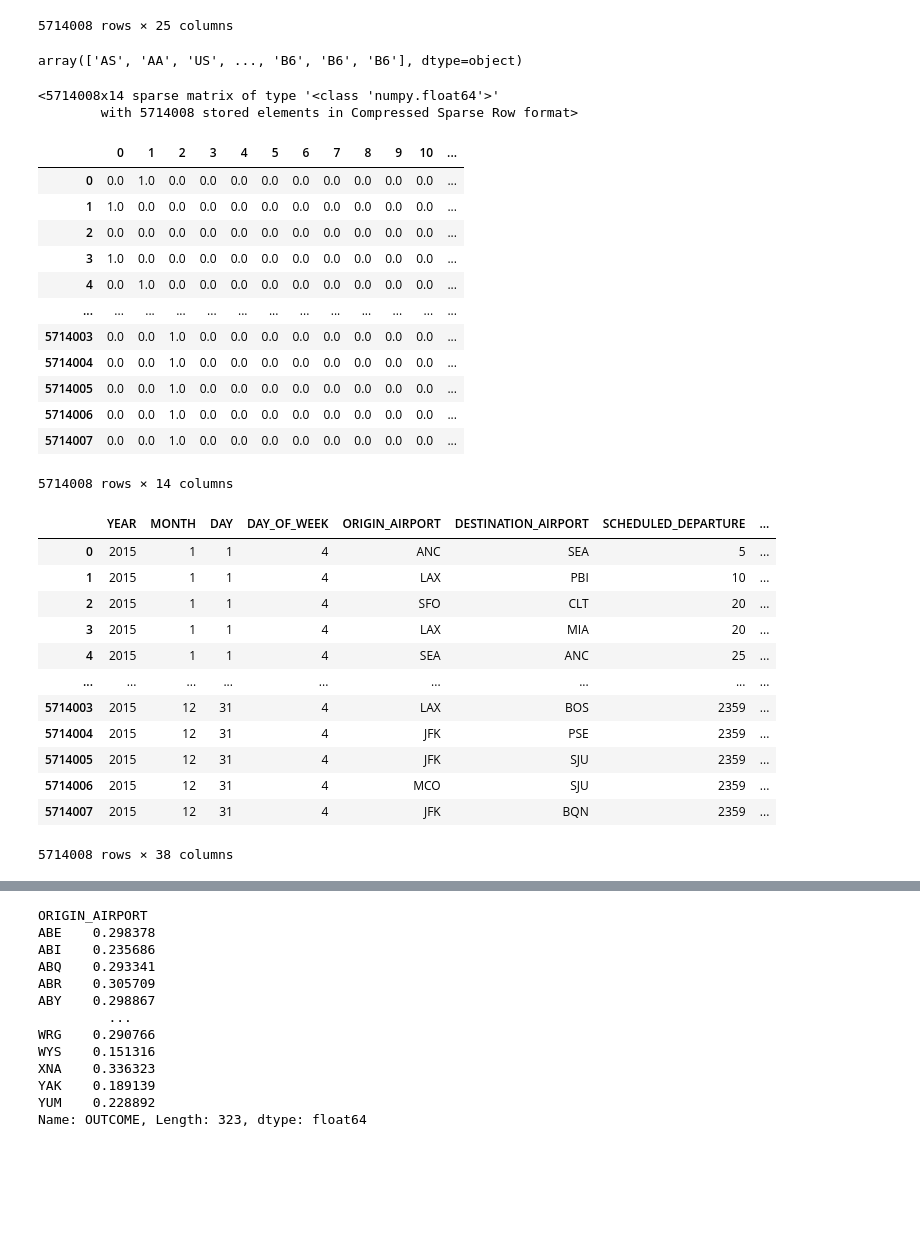
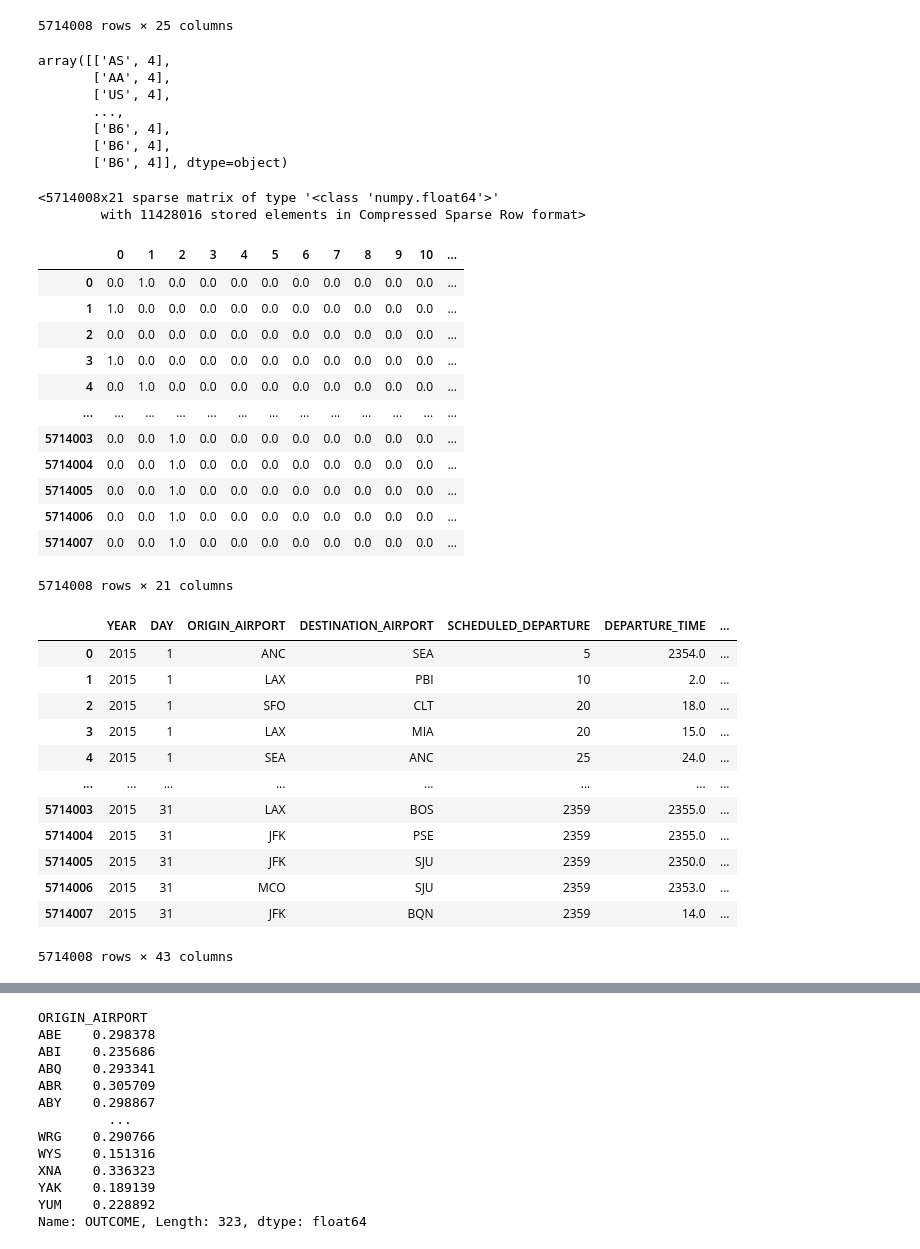
Before and after one commit to bchaithanyasai/PredictLateArrivalsPaper, a Jupyter notebook: Models.ipynb, the cells around one changed output, grey strips where cells are left out. Saved outputs shown, nothing was run; the diff lists cells and outputs as text; code cells hidden in the pictures; blank space fills up the shorter version.

```diff
--- a/Models.ipynb
+++ b/Models.ipynb
@@ -475,10 +475,10 @@ X_columns=['YEAR','MONTH','DAY','DAY_OF_WEEK', 'AIRLINE', 'ORIGIN_AIRPORT', 'DES
 # %%
 import pandas as pd
 
-Handled_data=pd.read_csv('/content/drive/My Drive/Handled_data.csv')
+data=pd.read_csv('/content/drive/My Drive/Handled_data.csv')
 # %%
-X=Handled_data[X_columns]
-y=Handled_data['OUTCOME']
+X=data[X_columns]
+y=data['OUTCOME']
 # %%
 cat=pd.DataFrame()
 cat['AIRLINE_ORIGIN_AIRPORT']=X['AIRLINE']+"_"+X['ORIGIN_AIRPORT']
@@ -541,11 +541,17 @@ X
 # %%
 from numpy import array
 
-data=X['AIRLINE']
+data=X[['AIRLINE','DAY_OF_WEEK']]
 data=array(data)
 data
 # %% [output]
-array(['AS', 'AA', 'US', ..., 'B6', 'B6', 'B6'], dtype=object)
+array([['AS', 4],
+       ['AA', 4],
+       ['US', 4],
+       ...,
+       ['B6', 4],
+       ['B6', 4],
+       ['B6', 4]], dtype=object)
 # %%
 # importing one hot encoder from sklearn
 from sklearn.preprocessing import OneHotEncoder
@@ -553,11 +559,11 @@ from sklearn.preprocessing import OneHotEncoder
 # creating one hot encoder object with categorical feature 0
 # indicating the first column
 onehotencoder = OneHotEncoder()
-data = onehotencoder.fit_transform(data.reshape(-1,1))
+data = onehotencoder.fit_transform(data)
 data
 # %% [output]
-<5714008x14 sparse matrix of type '<class 'numpy.float64'>'
-        with 5714008 stored elements in Compressed Sparse Row format>
+<5714008x21 sparse matrix of type '<class 'numpy.float64'>'
+        with 11428016 stored elements in Compressed Sparse Row format>
 # %%
 data=pd.DataFrame(data.toarray())
 data
@@ -574,25 +580,25 @@ data
 | 5714005 | 0.0 | 0.0 | 1.0 | 0.0 | 0.0 | 0.0 | 0.0 | 0.0 | 0.0 | 0.0 | 0.0 | ... |
 | 5714006 | 0.0 | 0.0 | 1.0 | 0.0 | 0.0 | 0.0 | 0.0 | 0.0 | 0.0 | 0.0 | 0.0 | ... |
 | 5714007 | 0.0 | 0.0 | 1.0 | 0.0 | 0.0 | 0.0 | 0.0 | 0.0 | 0.0 | 0.0 | 0.0 | ... |
-5714008 rows × 14 columns
+5714008 rows × 21 columns
 # %%
 X=X.join(data)
-X.drop(["AIRLINE"],axis=1,inplace=True)
+X.drop(['AIRLINE','DAY_OF_WEEK','MONTH'],axis=1,inplace=True)
 X
 # %% [output]
-|  | YEAR | MONTH | DAY | DAY_OF_WEEK | ORIGIN_AIRPORT | DESTINATION_AIRPORT | SCHEDULED_DEPARTURE | ... |
-| 0 | 2015 | 1 | 1 | 4 | ANC | SEA | 5 | ... |
-| 1 | 2015 | 1 | 1 | 4 | LAX | PBI | 10 | ... |
-| 2 | 2015 | 1 | 1 | 4 | SFO | CLT | 20 | ... |
-| 3 | 2015 | 1 | 1 | 4 | LAX | MIA | 20 | ... |
-| 4 | 2015 | 1 | 1 | 4 | SEA | ANC | 25 | ... |
-| ... | ... | ... | ... | ... | ... | ... | ... | ... |
-| 5714003 | 2015 | 12 | 31 | 4 | LAX | BOS | 2359 | ... |
-| 5714004 | 2015 | 12 | 31 | 4 | JFK | PSE | 2359 | ... |
-| 5714005 | 2015 | 12 | 31 | 4 | JFK | SJU | 2359 | ... |
-| 5714006 | 2015 | 12 | 31 | 4 | MCO | SJU | 2359 | ... |
-| 5714007 | 2015 | 12 | 31 | 4 | JFK | BQN | 2359 | ... |
+|  | YEAR | DAY | ORIGIN_AIRPORT | DESTINATION_AIRPORT | SCHEDULED_DEPARTURE | DEPARTURE_TIME | ... |
+| 0 | 2015 | 1 | ANC | SEA | 5 | 2354.0 | ... |
+| 1 | 2015 | 1 | LAX | PBI | 10 | 2.0 | ... |
+| 2 | 2015 | 1 | SFO | CLT | 20 | 18.0 | ... |
+| 3 | 2015 | 1 | LAX | MIA | 20 | 15.0 | ... |
+| 4 | 2015 | 1 | SEA | ANC | 25 | 24.0 | ... |
+| ... | ... | ... | ... | ... | ... | ... | ... |
+| 5714003 | 2015 | 31 | LAX | BOS | 2359 | 2355.0 | ... |
+| 5714004 | 2015 | 31 | JFK | PSE | 2359 | 2355.0 | ... |
+| 5714005 | 2015 | 31 | JFK | SJU | 2359 | 2350.0 | ... |
+| 5714006 | 2015 | 31 | MCO | SJU | 2359 | 2353.0 | ... |
+| 5714007 | 2015 | 31 | JFK | BQN | 2359 | 14.0 | ... |
-5714008 rows × 38 columns
+5714008 rows × 43 columns
 # %%
 from sklearn.model_selection import train_test_split
 X_train,X_test,Y_train,Y_test=train_test_split(X,y,test_size=0.25,random_state=27)
```
Also changed, not shown: parts of 50 cells of this notebook.
